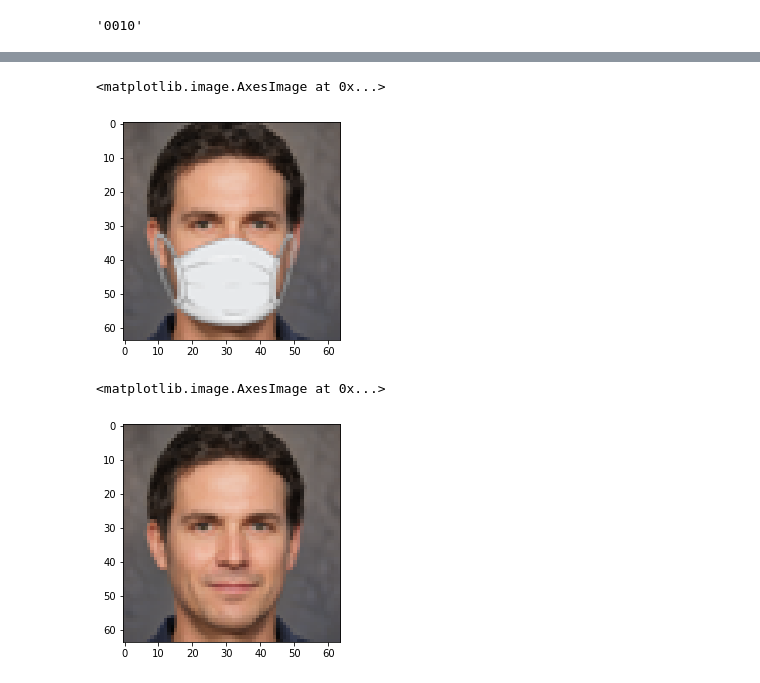
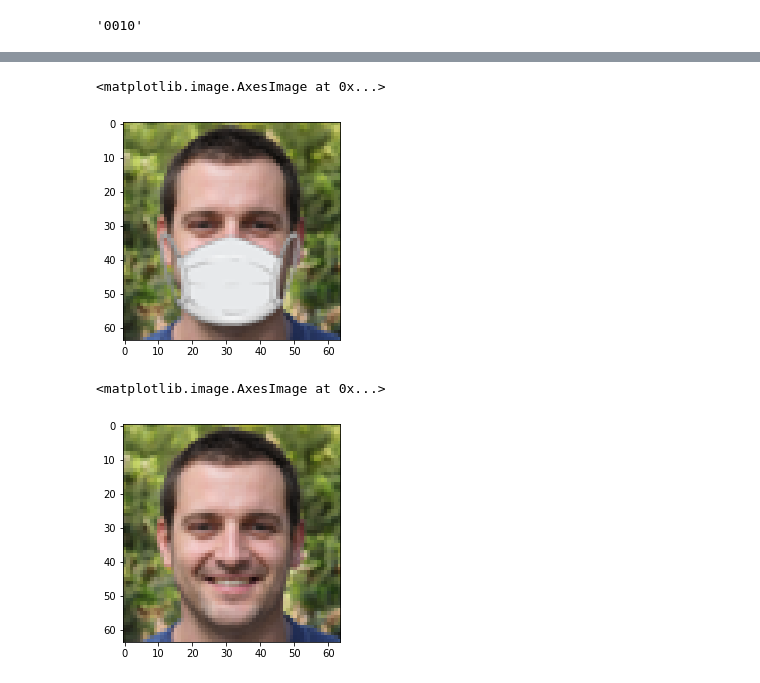
Before and after one commit to christophelanson/icangetyoursmile, a Jupyter notebook: notebooks/christophelanson/unet V2.ipynb, the cells around one changed output, grey strips where cells are left out. Cells and saved outputs as stored; diff of their text form; code cells hidden in the pictures.

```diff
--- a/notebooks/christophelanson/unet V2.ipynb
+++ b/notebooks/christophelanson/unet V2.ipynb
@@ -11,5 +14,5 @@ import random
 # %%
 absolute_path = os.path.dirname(os.path.dirname(os.getcwd()))
-path = absolute_path + "/raw_data/64x64/"
+path = absolute_path + "/raw_data"
 path
 # %% [output]
@@ -59,0 +58,2 @@ X_test
+# %%
+X, y, X_test = get_dataset(path, sample_size= 100)
@@ -65,13 +71,13 @@ plt.imshow(X_test)
 # %%
-plt.imshow(X_train[20])
+plt.imshow(X[20])
 # %% [output]
 <matplotlib.image.AxesImage at 0x...>
-[figure, old version]
+[figure, new version]
 # %%
-plt.imshow(y_train[20])
+plt.imshow(y[20])
 # %% [output]
 <matplotlib.image.AxesImage at 0x...>
-[figure, old version]
+[figure, new version]
 # %%
 from icangetyoursmile.models import unet
 # %%
```
Also changed, not shown: parts of 15 cells of this notebook, 2 other files.
